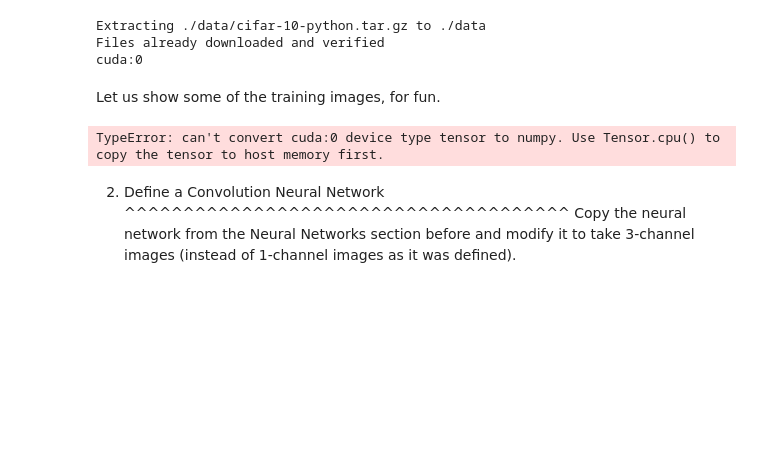
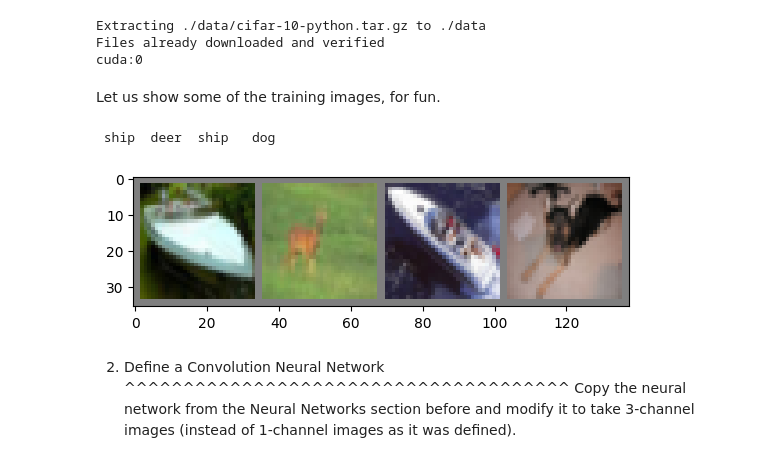
Before and after one commit to phucth071/gg_colab_cifar10, a Jupyter notebook: cifar10_tutorial.ipynb, the cells around one changed output. Drawn from its saved outputs; the diff is of its cells as text; code cells hidden in the pictures; blank space fills up the shorter version.

```diff
--- a/cifar10_tutorial.ipynb
+++ b/cifar10_tutorial.ipynb
@@ -98,27 +109,28 @@ Let us show some of the training images, for fun.
 # %%
 import matplotlib.pyplot as plt
 import numpy as np
 
 # functions to show an image
 
 
 def imshow(img):
     img = img / 2 + 0.5     # unnormalize
-    npimg = img.numpy()
+    npimg = img.cpu().numpy()
     plt.imshow(np.transpose(npimg, (1, 2, 0)))
 
 
 # get some random training images
 dataiter = iter(trainloader)
 inputs, labels = next(dataiter)
 inputs, labels = inputs.to(device), labels.to(device)
 
 # show images
 imshow(torchvision.utils.make_grid(inputs))
 # print labels
 print(' '.join('%5s' % classes[labels[j]] for j in range(4)))
 # %% [output]
-TypeError: can't convert cuda:0 device type tensor to numpy. Use Tensor.cpu() to copy the tensor to host memory first.
+ ship  deer  ship   dog
+[figure, added]
 # %% [markdown]
 2. Define a Convolution Neural Network
 ^^^^^^^^^^^^^^^^^^^^^^^^^^^^^^^^^^^^^^
```
Also changed, not shown: parts of 3 cells of this notebook.
